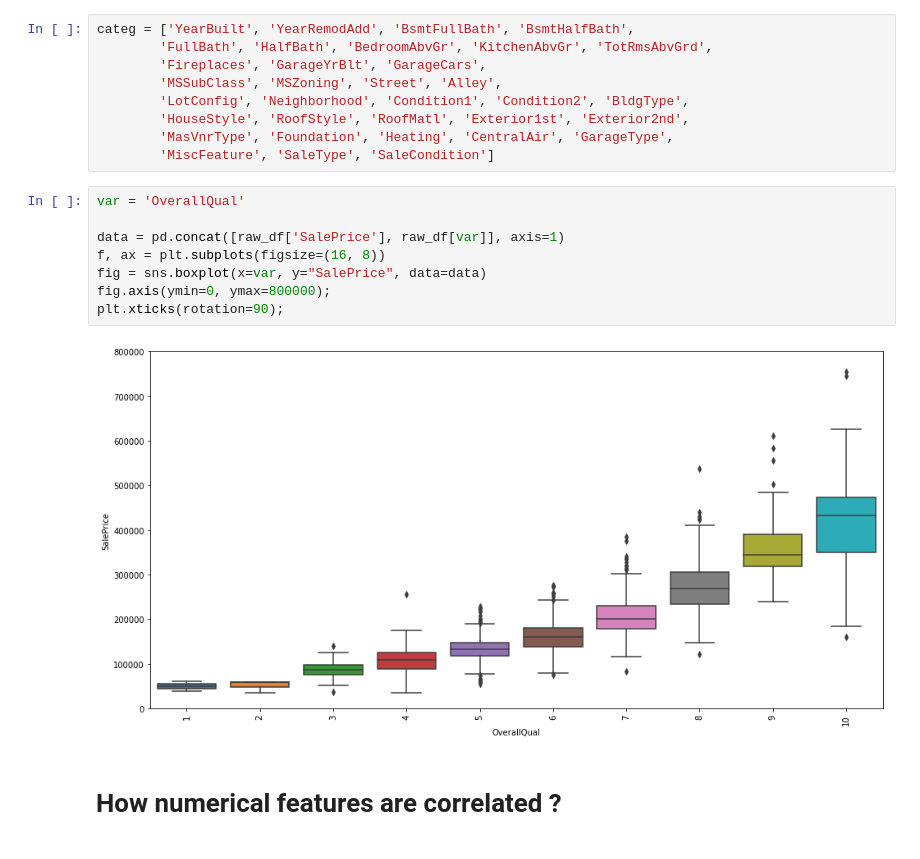
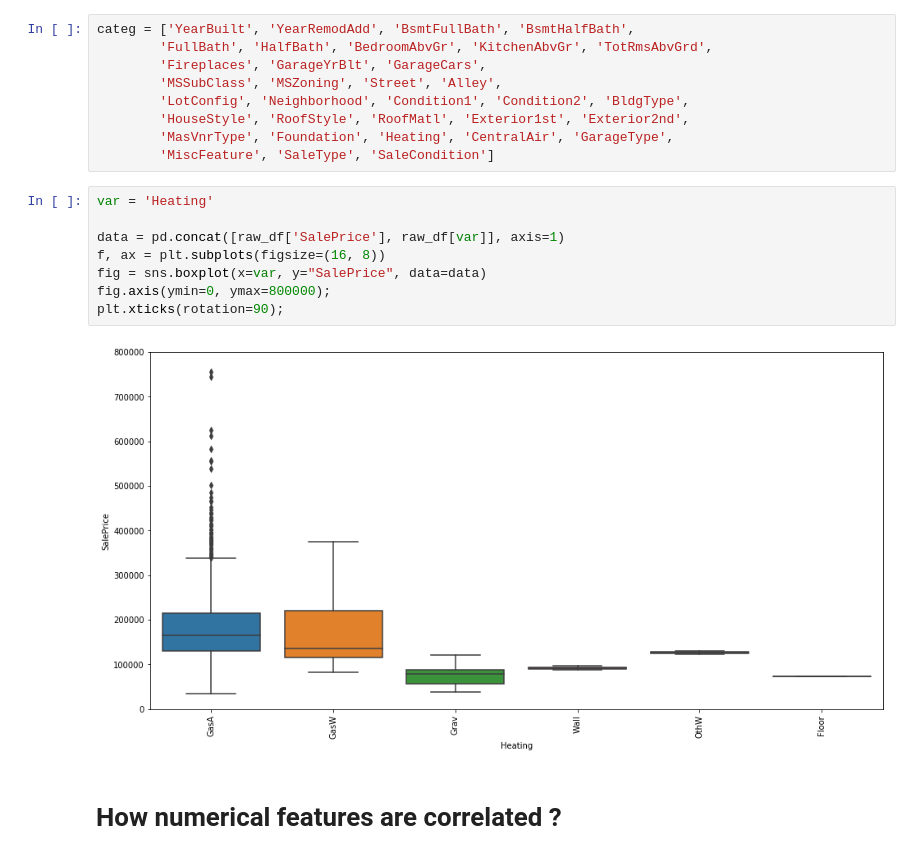
Before and after one commit to simondyates/HousePrices, a Jupyter notebook: Dan/dataEDA.ipynb, the cells around one changed output. Cells and saved outputs as stored; diff of their text form.

```diff
--- a/Dan/dataEDA.ipynb
+++ b/Dan/dataEDA.ipynb
@@ -192,15 +193,15 @@ categ = ['YearBuilt', 'YearRemodAdd', 'BsmtFullBath', 'BsmtHalfBath',
         'MasVnrType', 'Foundation', 'Heating', 'CentralAir', 'GarageType',
         'MiscFeature', 'SaleType', 'SaleCondition']
 # %%
-var = 'OverallQual'
+var = 'Heating'
 
 data = pd.concat([raw_df['SalePrice'], raw_df[var]], axis=1)
 f, ax = plt.subplots(figsize=(16, 8))
 fig = sns.boxplot(x=var, y="SalePrice", data=data)
 fig.axis(ymin=0, ymax=800000);
 plt.xticks(rotation=90);
 # %% [output]
-[figure, old version]
+[figure, new version]
 # %% [markdown]
 # How numerical features are correlated ?
 # %%
```
Also changed, not shown: parts of 1 cell of this notebook, 2 other files.
